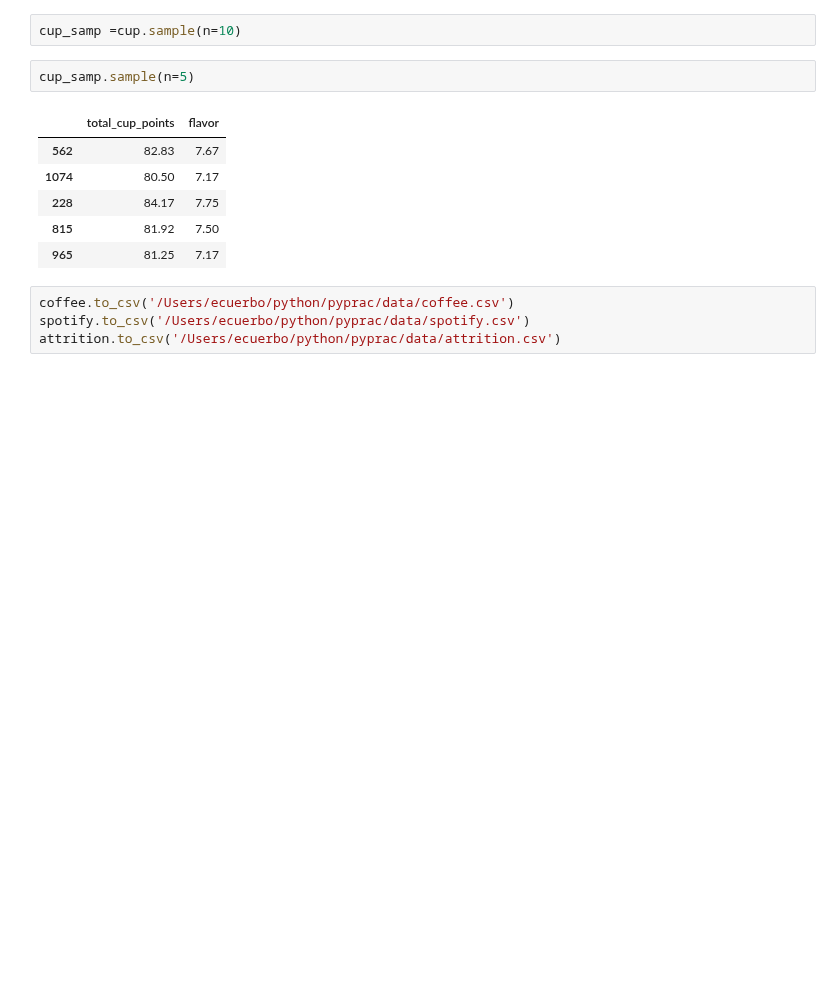
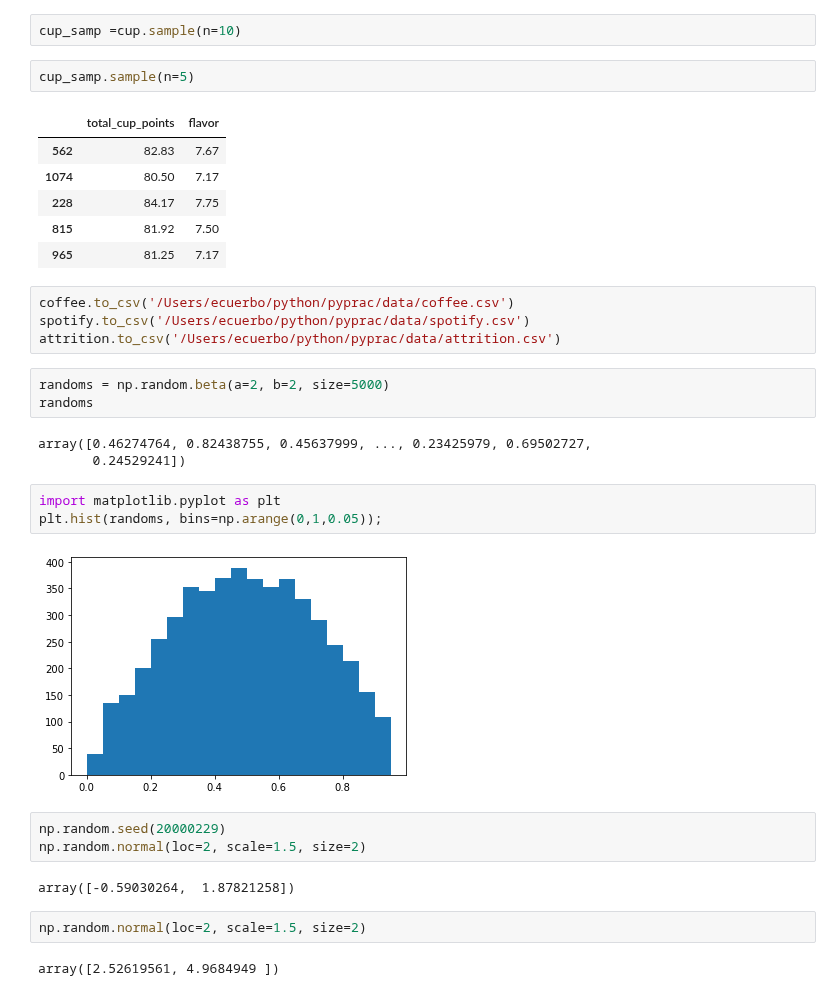
Before and after one commit to ecuerbo/pyprac, a Jupyter notebook: datacamp/sampling-python.ipynb, the cells around one changed output. Saved outputs shown, nothing was run; the diff lists cells and outputs as text; blank space fills up the shorter version.

```diff
--- a/datacamp/sampling-python.ipynb
+++ b/datacamp/sampling-python.ipynb
@@ -20,3 +20,23 @@ cup_samp.sample(n=5)
 coffee.to_csv('/Users/ecuerbo/python/pyprac/data/coffee.csv')
 spotify.to_csv('/Users/ecuerbo/python/pyprac/data/spotify.csv')
 attrition.to_csv('/Users/ecuerbo/python/pyprac/data/attrition.csv')
+# %%
+randoms = np.random.beta(a=2, b=2, size=5000)
+randoms
+# %% [output]
+array([0.46274764, 0.82438755, 0.45637999, ..., 0.23425979, 0.69502727,
+       0.24529241])
+# %%
+import matplotlib.pyplot as plt
+plt.hist(randoms, bins=np.arange(0,1,0.05));
+# %% [output]
+[figure, added]
+# %%
+np.random.seed(20000229)
+np.random.normal(loc=2, scale=1.5, size=2)
+# %% [output]
+array([-0.59030264,  1.87821258])
+# %%
+np.random.normal(loc=2, scale=1.5, size=2)
+# %% [output]
+array([2.52619561, 4.9684949 ])
```
Also changed, not shown: parts of 16 cells of this notebook, 1 other file.
